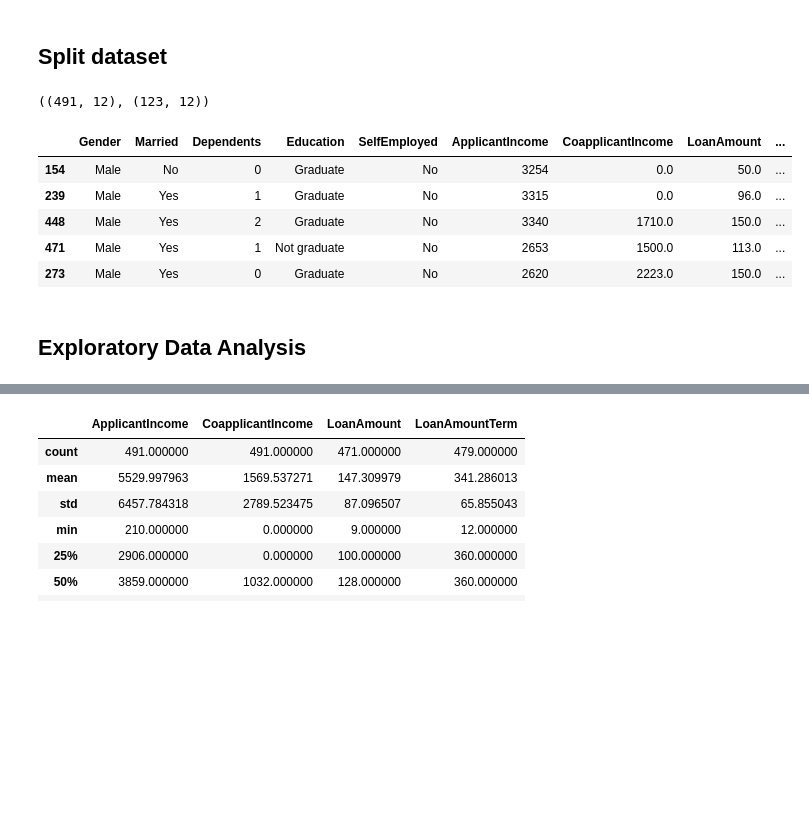
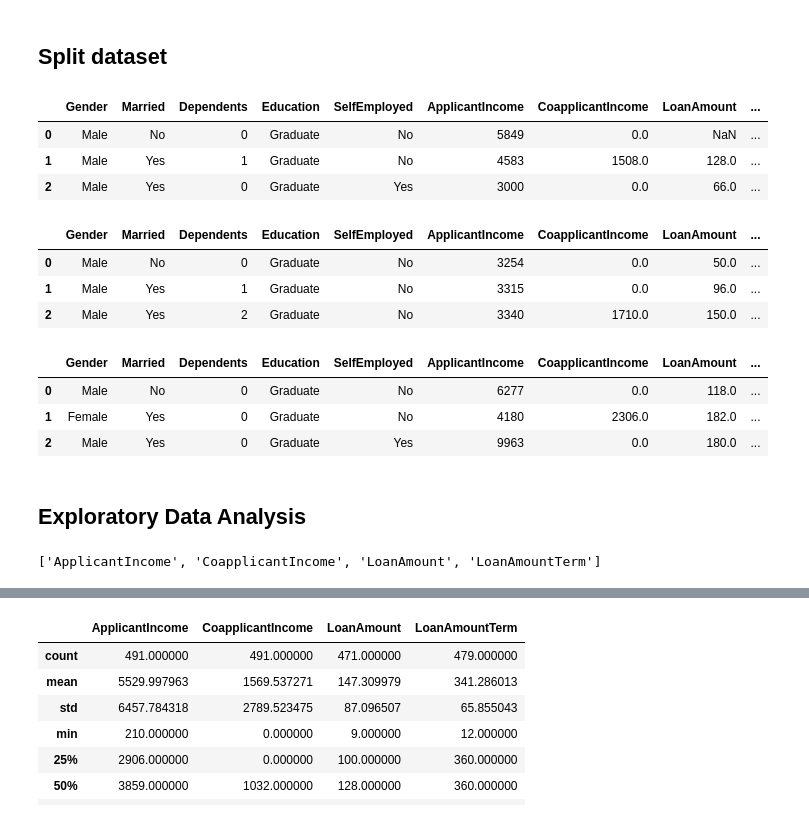
Before and after one commit to ShamsudeenLawal/loan-approval-modeling, a Jupyter notebook: notebook.ipynb, the cells around one changed output, grey strips where cells are left out. Saved outputs shown, nothing was run; the diff lists cells and outputs as text; code cells hidden in the pictures; blank space fills up the shorter version.

```diff
--- a/notebook.ipynb
+++ b/notebook.ipynb
@@ -9,7 +101,7 @@ import matplotlib.pyplot as plt
 # %% [markdown]
 ## Load dataset
 # %%
-data = pd.read_csv("data/loan_status.csv")
+data = pd.read_csv("data/raw/loan_status.csv")
 data.head()
 # %% [output]
 |  | Loan_ID | Gender | Married | Dependents | Education | Self_Employed | ApplicantIncome | CoapplicantIncome | ... |
@@ -183,18 +378,39 @@ df.head()
 # %% [markdown]
 ## Split dataset
+# %%
+# clean dataset
+clean_df = clean_data(data, drop_missing=False)
+clean_df.head(3)
+# %% [output]
+|  | Gender | Married | Dependents | Education | SelfEmployed | ApplicantIncome | CoapplicantIncome | LoanAmount | ... |
+| 0 | Male | No | 0 | Graduate | No | 5849 | 0.0 | NaN | ... |
+| 1 | Male | Yes | 1 | Graduate | No | 4583 | 1508.0 | 128.0 | ... |
+| 2 | Male | Yes | 0 | Graduate | Yes | 3000 | 0.0 | 66.0 | ... |
 # %%
-train_df, test_df = sklearn.model_selection.train_test_split(df, test_size=0.2, stratify=df["LoanStatus"], random_state=42)
-train_df.shape, test_df.shape
+# data split
+train_df, test_df = train_test_split(clean_df, test_size=0.2, stratify=clean_df["LoanStatus"], random_state=42)
+
+# reset indices
+train_df = train_df.reset_index(drop=True)
+test_df = test_df.reset_index(drop=True)
-# %% [output]
-((491, 12), (123, 12))
 # %%
-train_df.head()
+train_df.head(3)
 # %% [output]
 |  | Gender | Married | Dependents | Education | SelfEmployed | ApplicantIncome | CoapplicantIncome | LoanAmount | ... |
-| 154 | Male | No | 0 | Graduate | No | 3254 | 0.0 | 50.0 | ... |
-| 239 | Male | Yes | 1 | Graduate | No | 3315 | 0.0 | 96.0 | ... |
-| 448 | Male | Yes | 2 | Graduate | No | 3340 | 1710.0 | 150.0 | ... |
-| 471 | Male | Yes | 1 | Not graduate | No | 2653 | 1500.0 | 113.0 | ... |
-| 273 | Male | Yes | 0 | Graduate | No | 2620 | 2223.0 | 150.0 | ... |
+| 0 | Male | No | 0 | Graduate | No | 3254 | 0.0 | 50.0 | ... |
+| 1 | Male | Yes | 1 | Graduate | No | 3315 | 0.0 | 96.0 | ... |
+| 2 | Male | Yes | 2 | Graduate | No | 3340 | 1710.0 | 150.0 | ... |
+# %%
+test_df.head(3)
+# %% [output]
+|  | Gender | Married | Dependents | Education | SelfEmployed | ApplicantIncome | CoapplicantIncome | LoanAmount | ... |
+| 0 | Male | No | 0 | Graduate | No | 6277 | 0.0 | 118.0 | ... |
+| 1 | Female | Yes | 0 | Graduate | No | 4180 | 2306.0 | 182.0 | ... |
+| 2 | Male | Yes | 0 | Graduate | Yes | 9963 | 0.0 | 180.0 | ... |
 # %% [markdown]
 ## Exploratory Data Analysis
+# %%
+# check numerical features
+list(train_df.select_dtypes(include=np.number).columns)
+# %% [output]
+['ApplicantIncome', 'CoapplicantIncome', 'LoanAmount', 'LoanAmountTerm']
```
Also changed, not shown: parts of 116 cells of this notebook, 22 other files.
